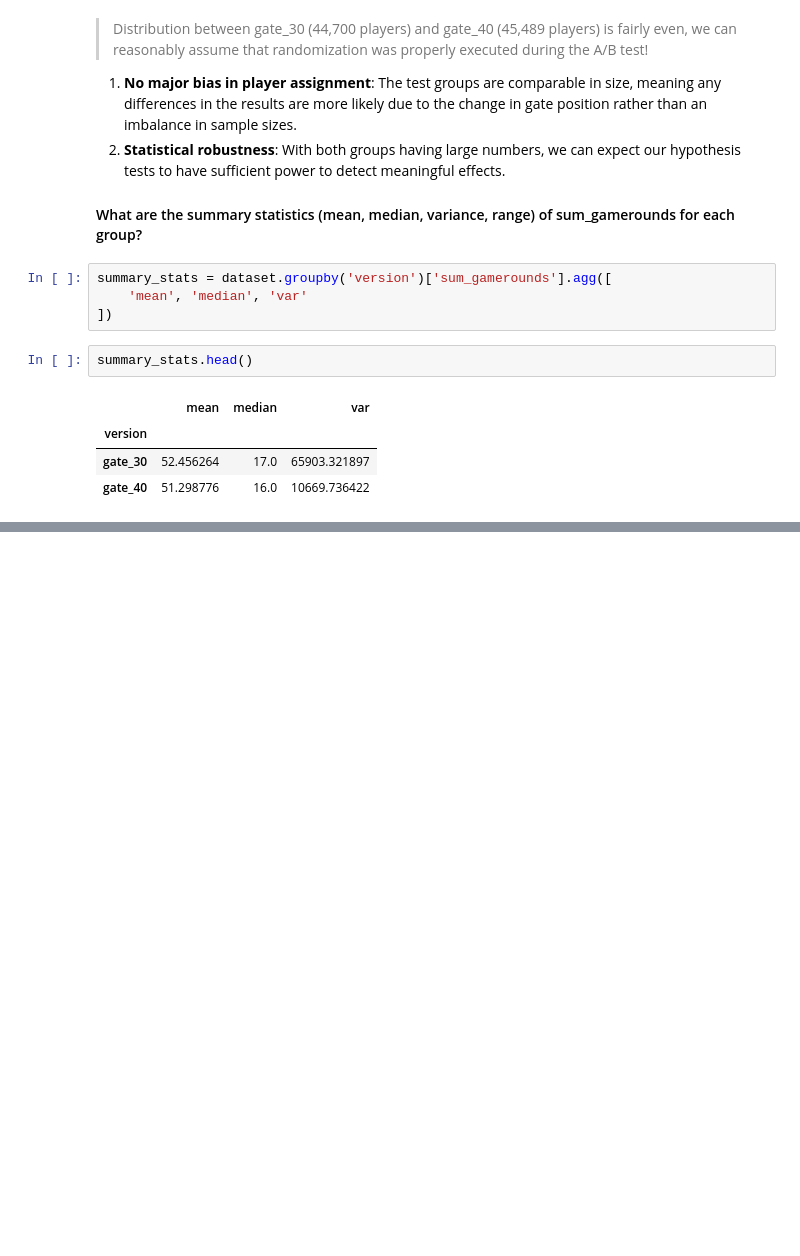
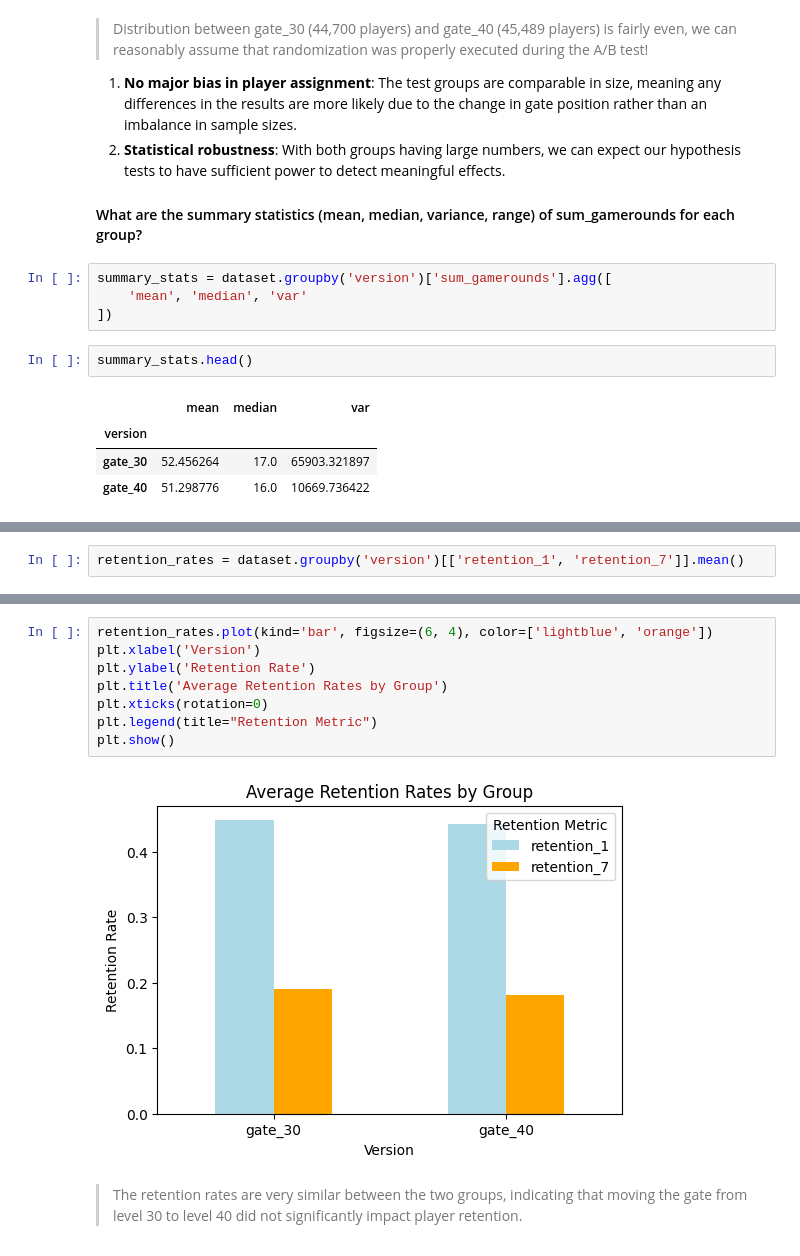
Before and after one commit to Darknight47/Data-Science-Projects-03, a Jupyter notebook: AorB_Cookie_Cats.ipynb, the cells around one changed output, grey strips where cells are left out. Saved outputs shown, nothing was run; the diff lists cells and outputs as text; blank space fills up the shorter version.

Commit message:
retention difference between the groups.

```diff
--- a/AorB_Cookie_Cats.ipynb
+++ b/AorB_Cookie_Cats.ipynb
@@ -93,0 +96,2 @@ This suggests that player engagement in gate_30 is much more spread out, some pl
+# %%
+retention_rates = dataset.groupby('version')[['retention_1', 'retention_7']].mean()
@@ -93,0 +105,12 @@ This suggests that player engagement in gate_30 is much more spread out, some pl
+# %%
+retention_rates.plot(kind='bar', figsize=(6, 4), color=['lightblue', 'orange'])
+plt.xlabel('Version')
+plt.ylabel('Retention Rate')
+plt.title('Average Retention Rates by Group')
+plt.xticks(rotation=0)
+plt.legend(title="Retention Metric")
+plt.show()
+# %% [output]
+[figure, added]
+# %% [markdown]
+> The retention rates are very similar between the two groups, indicating that moving the gate from level 30 to level 40 did not significantly impact player retention.
```
Also changed, not shown: parts of 2 cells of this notebook.
